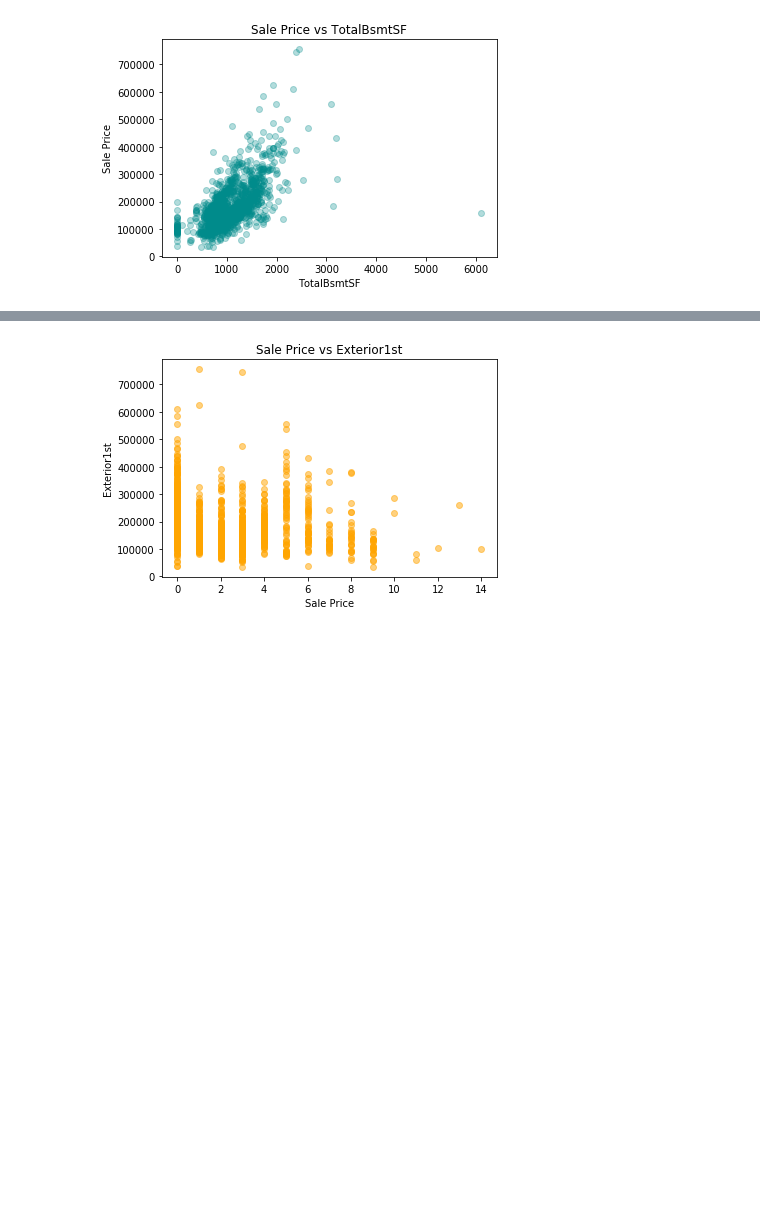
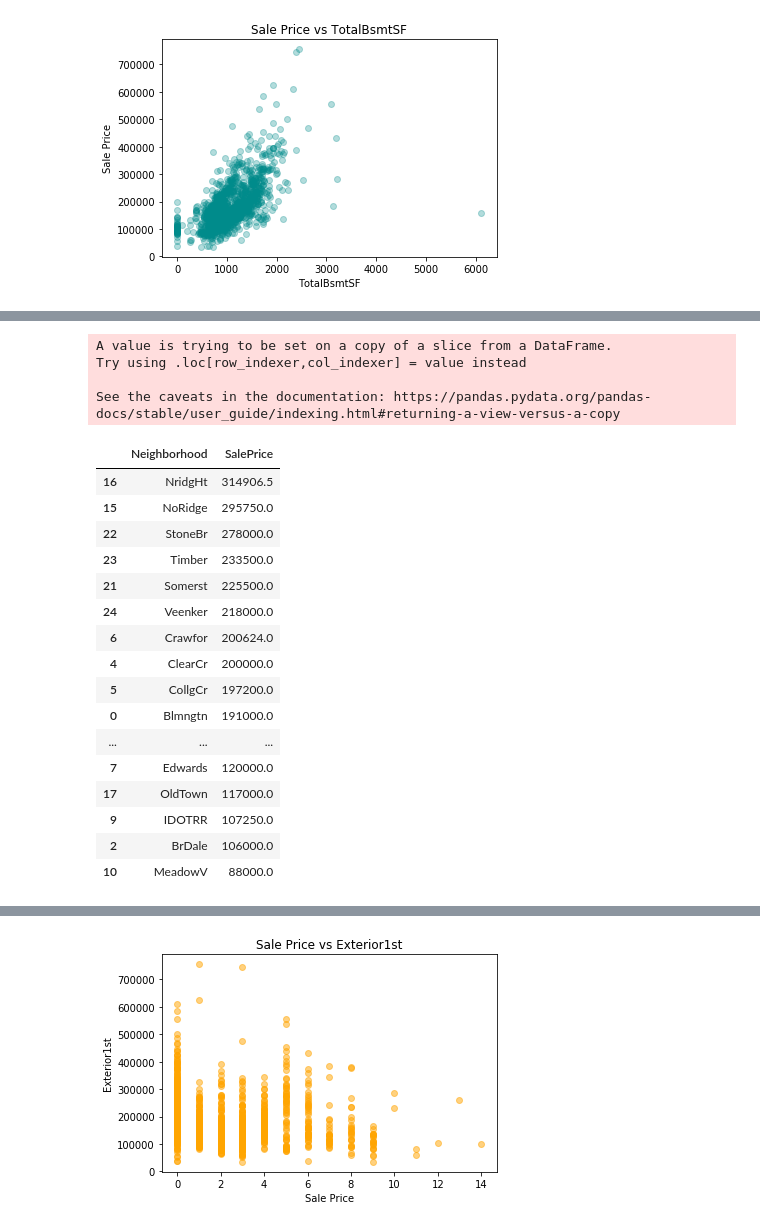
Before and after one commit to BenInTheBox/DataScienceInPractice, a Jupyter notebook: project/code.ipynb, the cells around one changed output, grey strips where cells are left out. Drawn from its saved outputs; the diff is of its cells as text; code cells hidden in the pictures; blank space fills up the shorter version.

```diff
--- a/project/code.ipynb
+++ b/project/code.ipynb
@@ -347,3 +374,31 @@ plt.show()
+# %%
+Neighborhood = data_cleaned[['Neighborhood',"SalePrice"]]
+Neighborhood["Neighborhood"] = Neighborhood['Neighborhood'].replace(0,"NAmes").replace(1,"CollgCr").replace(2,"OldTown").replace(3,"Edwards").replace(4,"Somerst").replace(5,"Gilbert").replace(6,"NridgHt").replace(7,"Sawyer").replace(8,"NWAmes").replace(9,"SawyerW").replace(10,"BrkSide").replace(11,"Crawfor").replace(12,"Mitchel").replace(13,"NoRidge").replace(14,"Timber").replace(15,"IDOTRR").replace(16,"ClearCr").replace(17,"SWISU").replace(18,"StoneBr").replace(19,"Blmngtn").replace(20,"MeadowV").replace(21,"BrDale").replace(22,"Veenker").replace(23,"NPkVill").replace(24,"Blueste")
+
+Table=Neighborhood.groupby('Neighborhood', as_index=False)["SalePrice"].median().sort_values("SalePrice",ascending=False)
+Table
+# %% [output]
+A value is trying to be set on a copy of a slice from a DataFrame.
+Try using .loc[row_indexer,col_indexer] = value instead
+
+See the caveats in the documentation: https://pandas.pydata.org/pandas-docs/stable/user_guide/indexing.html#returning-a-view-versus-a-copy
+|  | Neighborhood | SalePrice |
+| 16 | NridgHt | 314906.5 |
+| 15 | NoRidge | 295750.0 |
+| 22 | StoneBr | 278000.0 |
+| 23 | Timber | 233500.0 |
+| 21 | Somerst | 225500.0 |
+| 24 | Veenker | 218000.0 |
+| 6 | Crawfor | 200624.0 |
+| 4 | ClearCr | 200000.0 |
+| 5 | CollgCr | 197200.0 |
+| 0 | Blmngtn | 191000.0 |
+| ... | ... | ... |
+| 7 | Edwards | 120000.0 |
+| 17 | OldTown | 117000.0 |
+| 9 | IDOTRR | 107250.0 |
+| 2 | BrDale | 106000.0 |
+| 10 | MeadowV | 88000.0 |
 # %%
 plt.scatter(data_cleaned["Foundation"], data_cleaned["SalePrice"], c="orange", alpha=0.5)
 plt.title('Sale Price vs Foundation')
```
Also changed, not shown: parts of 21 cells of this notebook.
